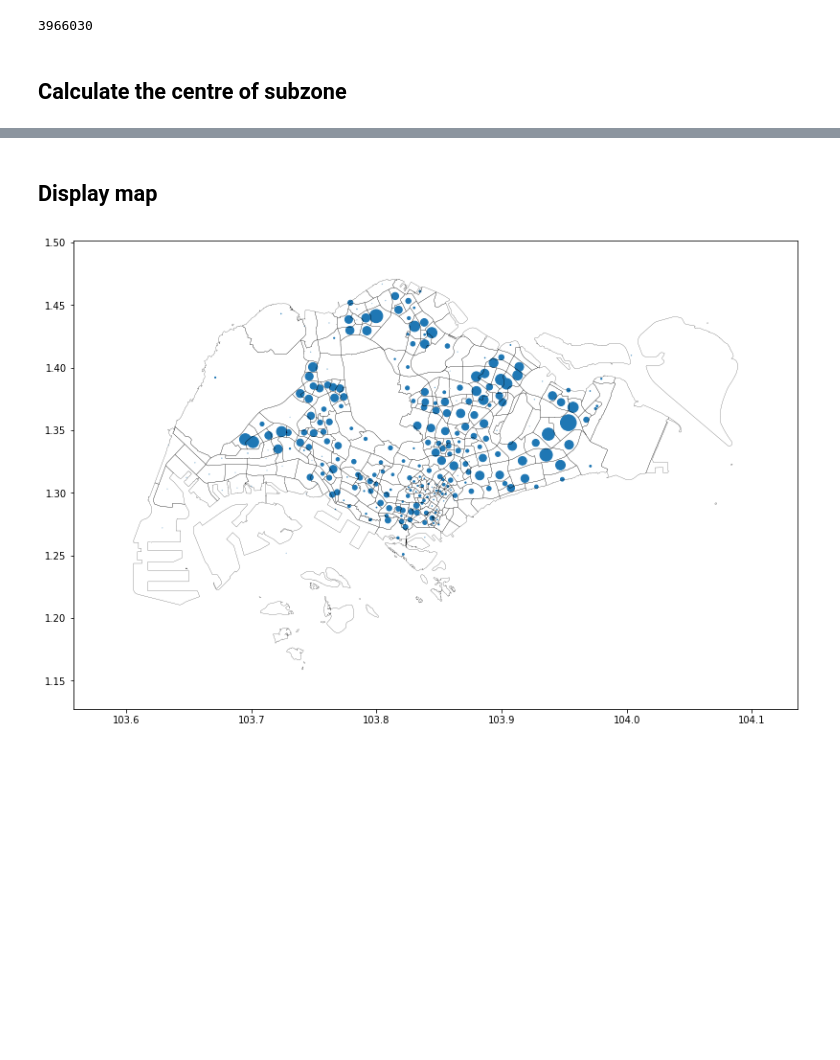
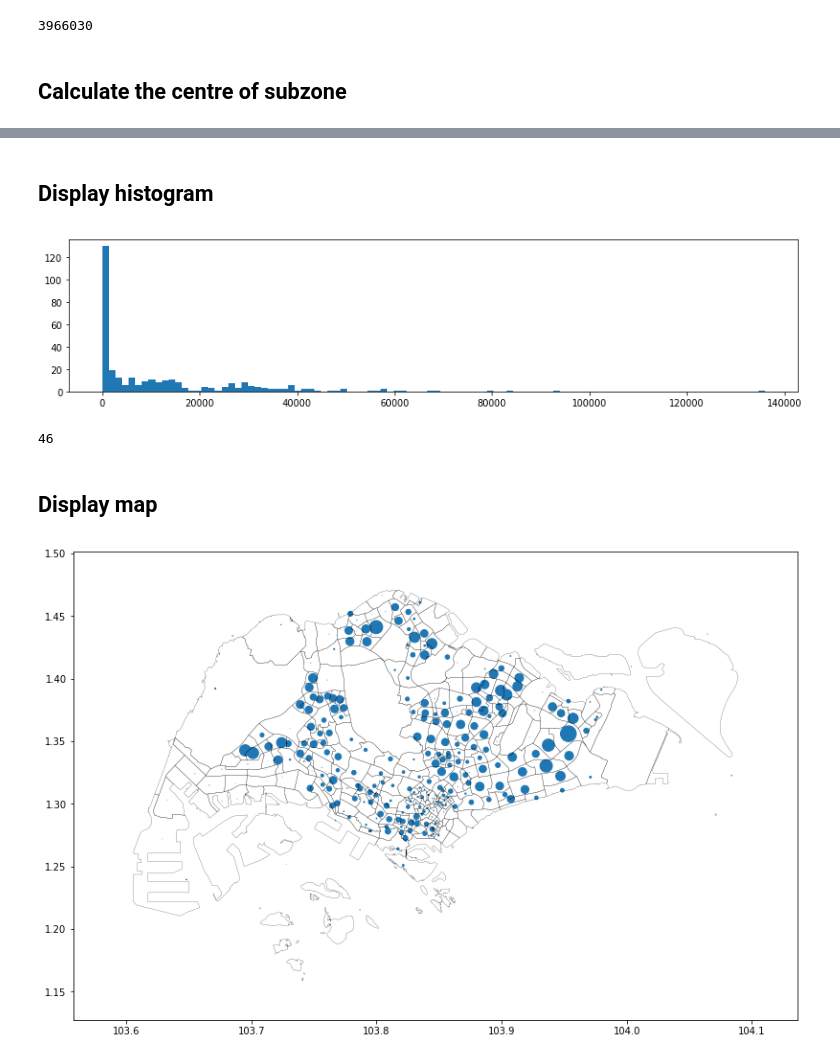
Before and after one commit to tonghuikang/draw-sgp-electoral-boundaries, a Jupyter notebook: preprocessing/process_kml.ipynb, the cells around one changed output, grey strips where cells are left out. Saved outputs shown, nothing was run; the diff lists cells and outputs as text; code cells hidden in the pictures; blank space fills up the shorter version.

Commit message:
add histogram of popsize

```diff
--- a/preprocessing/process_kml.ipynb
+++ b/preprocessing/process_kml.ipynb
@@ -118,3 +118,13 @@ df.sample(5)
+# %% [markdown]
+## Display histogram
+# %%
+plt.figure(figsize=(14,3))
+plt.hist(df["TOTAL"], bins=100)
+plt.show()
+len([x for x in df["TOTAL"] if x > 30000])
+# %% [output]
+[figure, added]
+46
 # %% [markdown]
 ## Display map
 # %%
```
Also changed, not shown: parts of 2 cells of this notebook.
